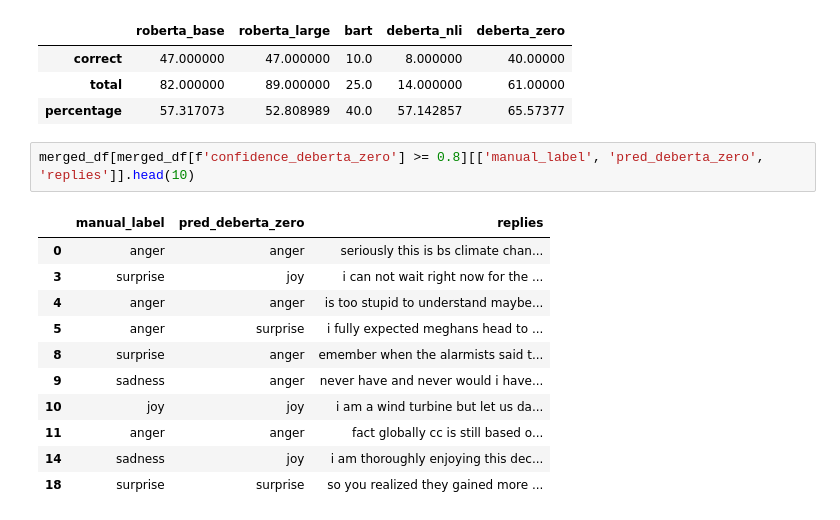
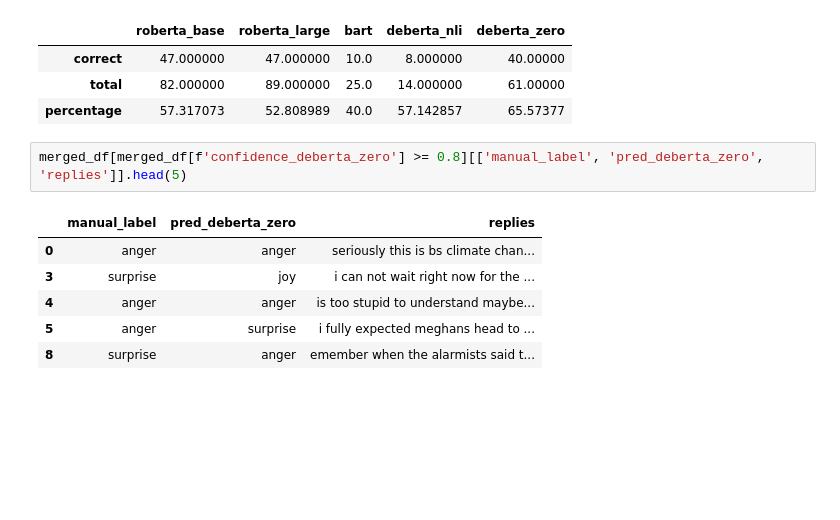
Before and after one commit to tyagiprnv/masterthesis, a Jupyter notebook: src/notebooks/confidence_check.ipynb, the cells around one changed output. Drawn from its saved outputs; the diff is of its cells as text; blank space fills up the shorter version.

Commit message:
confidence score analysis

```diff
--- a/src/notebooks/confidence_check.ipynb
+++ b/src/notebooks/confidence_check.ipynb
@@ -225,16 +225,11 @@ pd.DataFrame(results)
 | total | 82.000000 | 89.000000 | 25.0 | 14.000000 | 61.00000 |
 | percentage | 57.317073 | 52.808989 | 40.0 | 57.142857 | 65.57377 |
 # %%
-merged_df[merged_df[f'confidence_deberta_zero'] >= 0.8][['manual_label', 'pred_deberta_zero', 'replies']].head(10)
+merged_df[merged_df[f'confidence_deberta_zero'] >= 0.8][['manual_label', 'pred_deberta_zero', 'replies']].head(5)
 # %% [output]
 |  | manual_label | pred_deberta_zero | replies |
 | 0 | anger | anger | seriously this is bs climate chan... |
 | 3 | surprise | joy | i can not wait right now for the ... |
 | 4 | anger | anger | is too stupid to understand maybe... |
 | 5 | anger | surprise | i fully expected meghans head to ... |
 | 8 | surprise | anger | emember when the alarmists said t... |
-| 9 | sadness | anger | never have and never would i have... |
-| 10 | joy | joy | i am a wind turbine but let us da... |
-| 11 | anger | anger | fact globally cc is still based o... |
-| 14 | sadness | joy | i am thoroughly enjoying this dec... |
-| 18 | surprise | surprise | so you realized they gained more ... |
```
